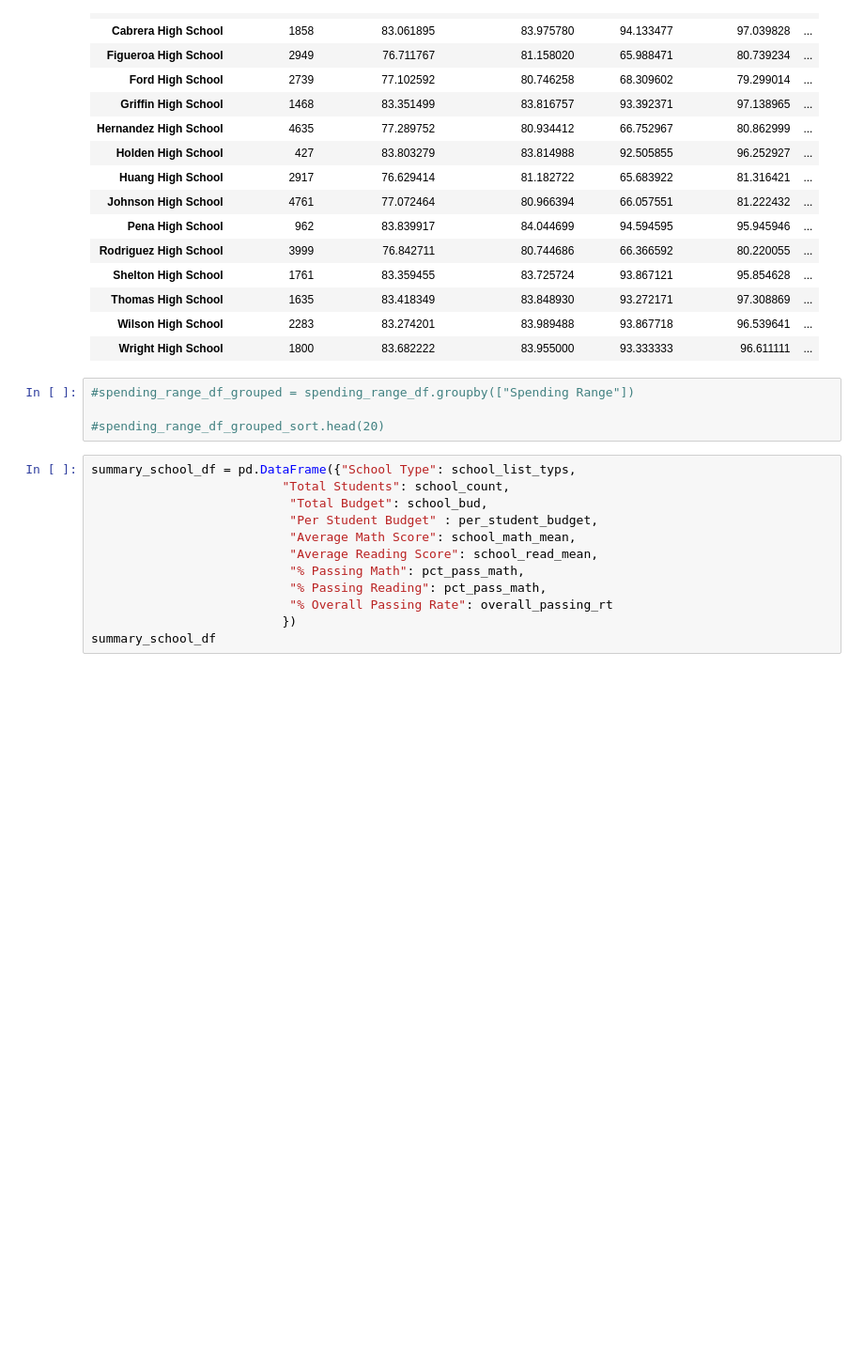
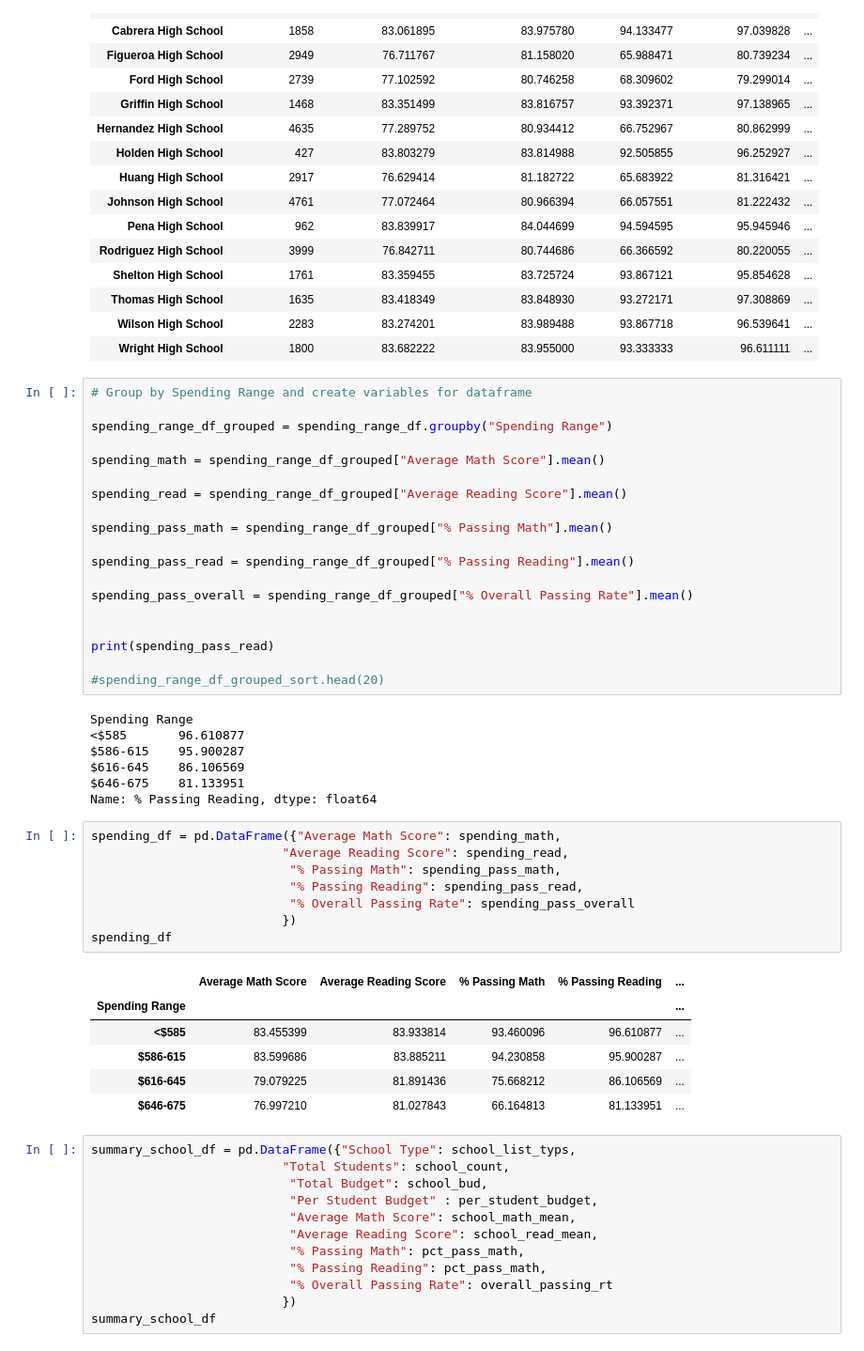
Before and after one commit to buckleypj84/Data-Files-and-Reports, a Jupyter notebook: PyCity.ipynb, the cells around one changed output. Shown at 94% size. Saved outputs shown, nothing was run; the diff lists cells and outputs as text; blank space fills up the shorter version.

```diff
--- a/PyCity.ipynb
+++ b/PyCity.ipynb
@@ -625,10 +625,47 @@ spending_range_df
 | Thomas High School | 1635 | 83.418349 | 83.848930 | 93.272171 | 97.308869 | ... |
 | Wilson High School | 2283 | 83.274201 | 83.989488 | 93.867718 | 96.539641 | ... |
 | Wright High School | 1800 | 83.682222 | 83.955000 | 93.333333 | 96.611111 | ... |
-# %%
-#spending_range_df_grouped = spending_range_df.groupby(["Spending Range"])
-
-#spending_range_df_grouped_sort.head(20)
+# %%
+# Group by Spending Range and create variables for dataframe
+
+spending_range_df_grouped = spending_range_df.groupby("Spending Range")
+
+spending_math = spending_range_df_grouped["Average Math Score"].mean()
+
+spending_read = spending_range_df_grouped["Average Reading Score"].mean()
+
+spending_pass_math = spending_range_df_grouped["% Passing Math"].mean()
+
+spending_pass_read = spending_range_df_grouped["% Passing Reading"].mean()
+
+spending_pass_overall = spending_range_df_grouped["% Overall Passing Rate"].mean()
+
+
+print(spending_pass_read)
+
+#spending_range_df_grouped_sort.head(20)
+# %% [output]
+Spending Range
+<$585       96.610877
+$586-615    95.900287
+$616-645    86.106569
+$646-675    81.133951
+Name: % Passing Reading, dtype: float64
+# %%
+spending_df = pd.DataFrame({"Average Math Score": spending_math,
+                          "Average Reading Score": spending_read,
+                           "% Passing Math": spending_pass_math,
+                           "% Passing Reading": spending_pass_read,
+                           "% Overall Passing Rate": spending_pass_overall
+                          })
+spending_df
+# %% [output]
+|  | Average Math Score | Average Reading Score | % Passing Math | % Passing Reading | ... |
+| Spending Range |  |  |  |  | ... |
+| <$585 | 83.455399 | 83.933814 | 93.460096 | 96.610877 | ... |
+| $586-615 | 83.599686 | 83.885211 | 94.230858 | 95.900287 | ... |
+| $616-645 | 79.079225 | 81.891436 | 75.668212 | 86.106569 | ... |
+| $646-675 | 76.997210 | 81.027843 | 66.164813 | 81.133951 | ... |
 # %%
 summary_school_df = pd.DataFrame({"School Type": school_list_typs,
                           "Total Students": school_count,
```
Also changed, not shown: parts of 6 cells of this notebook.
